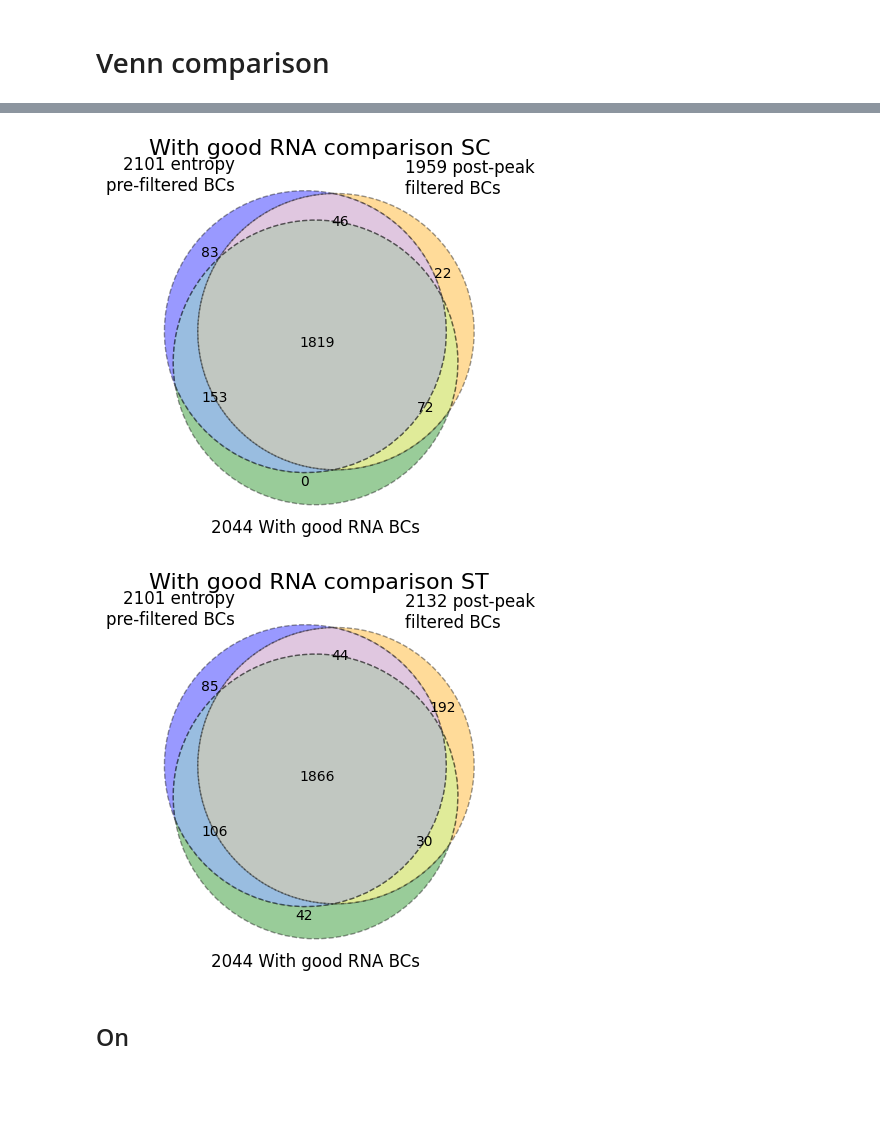
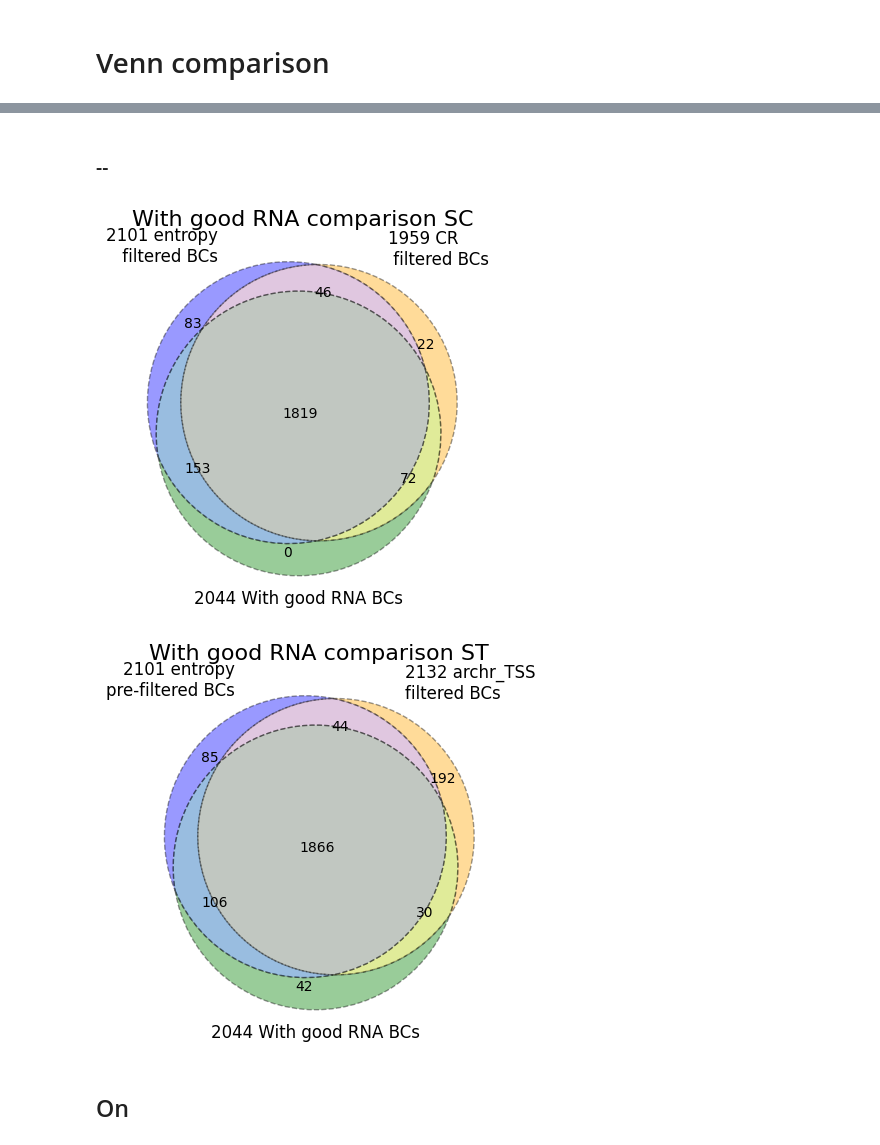
Before and after one commit to streetslab/SADE, a Jupyter notebook: EDA/benchmark_pbmc_f1_compare_cellcalling.ipynb, the cells around one changed output, grey strips where cells are left out. Drawn from its saved outputs; the diff is of its cells as text; code cells hidden in the pictures; blank space fills up the shorter version.

```diff
--- a/EDA/benchmark_pbmc_f1_compare_cellcalling.ipynb
+++ b/EDA/benchmark_pbmc_f1_compare_cellcalling.ipynb
@@ -34,0 +51,4 @@ union_cell_info.head(2)
+# %%
+_total_frag_per_bc = frag.groupby('atac_bc').size().to_frame()
+_total_frag_per_bc.columns = ['total_fragments']
+_total_frag_per_bc.head()
@@ -67,0 +151,22 @@ no_RNA_no_enoughFrag_sub.groupby(['atac_pass_archr_TSS', 'atac_pass_entropy']).s
+# %%
+total_frag_per_bc = _total_frag_per_bc.copy()
+col_list = [     'enough_frag_in_peaks_for_gene_activity']
+
+for col in col_list:
+    total_frag_per_bc[col] = total_frag_per_bc.index.map(union_cell_info[col])
+
+
+col_list = ['atac_pass_entropy', 'atac_pass_CR', 'atac_pass_archr_TSS', ]
+for col in col_list:
+    total_frag_per_bc[col] = total_frag_per_bc.index.map(union_cell_info[col])
+    total_frag_per_bc[col] = total_frag_per_bc[col].fillna(False)
+
+
+col_list = [            '_2set_identified_by_atac_SC', '_2set_identified_by_atac_ST',]
+for col in col_list:
+    total_frag_per_bc[col] = total_frag_per_bc.index.map(union_cell_info[col])
+    total_frag_per_bc[col] = total_frag_per_bc[col].fillna('none')
+
+col_list = ['Entropy', 'DNA_debris']
+for col in col_list:
+    total_frag_per_bc[col] = total_frag_per_bc.index.map(entropy_df.set_index('atac_bc')[col])
@@ -67,0 +237,4 @@ no_RNA_no_enoughFrag_sub.groupby(['atac_pass_archr_TSS', 'atac_pass_entropy']).s
+# %%
+rna_info_file = os.path.join(Union_cell_subdir, 'Union_3set_rna_info.tsv')
+union_cell_rna_info = pd.read_csv(rna_info_file, sep='\t', index_col=1)
+union_cell_rna_info.head(2)
@@ -67,0 +246,4 @@ no_RNA_no_enoughFrag_sub.groupby(['atac_pass_archr_TSS', 'atac_pass_entropy']).s
+# %%
+col_list = ['total_RNA_UMI', 'total_RNA_UMI_log', 'n_genes_by_RNA_counts', 'N_MT_counts', 'MT%']
+for col in col_list:
+    union_cell_info[col] = union_cell_info.index.map(union_cell_rna_info[col])
@@ -68,25 +339,27 @@ no_RNA_no_enoughFrag_sub.groupby(['atac_pass_archr_TSS', 'atac_pass_entropy']).s
+# %% [markdown]
+### --
 # %%
 
 venn_sets = (
     set(union_cell_info.loc[union_cell_info['atac_pass_entropy']].index),
     set(union_cell_info.loc[union_cell_info['atac_pass_CR']].index),
     set(union_cell_info.loc[union_cell_info['rna_pass_CR']].index)
 )
 fixed_sizes = (0.2, 0.2, 0.15, 0.3, 0.2, 0.1, 2)
 
 # alg = cost_based.LayoutAlgorithm(cost_fn=cost_based.pairwise_cost)
-vennfig = venn3(venn_sets, set_labels = (f'{len(venn_sets[0])} entropy\npre-filtered BCs',f'{len(venn_sets[1])} post-peak \nfiltered BCs', f'{len(venn_sets[2])} With good RNA BCs'),
+vennfig = venn3(venn_sets, set_labels = (f'{len(venn_sets[0])} entropy\n filtered BCs',f'{len(venn_sets[1])} CR \n filtered BCs', f'{len(venn_sets[2])} With good RNA BCs'),
                 layout_algorithm=DefaultLayoutAlgorithm(fixed_subset_sizes=fixed_sizes),
                 set_colors = ( 'blue', 'orange', 'green'))
 for id in ['100', '010', '001', '110', '101', '011', '111']:
     vennfig.get_patch_by_id(id).set_edgecolor('black')
     vennfig.get_patch_by_id(id).set_linestyle('dashed')
 
 
 plt.title('With good RNA comparison SC', fontsize=16)
 plt.show()
 # %% [output]
-[figure, old version]
+[figure, new version]
 # %%
 
 venn_sets = (
@@ -97,7 +370,7 @@ venn_sets = (
 fixed_sizes = (0.2, 0.2, 0.15, 0.3, 0.2, 0.1, 2)
 
 # alg = cost_based.LayoutAlgorithm(cost_fn=cost_based.pairwise_cost)
-vennfig = venn3(venn_sets, set_labels = (f'{len(venn_sets[0])} entropy\npre-filtered BCs',f'{len(venn_sets[1])} post-peak \nfiltered BCs', f'{len(venn_sets[2])} With good RNA BCs'),
+vennfig = venn3(venn_sets, set_labels = (f'{len(venn_sets[0])} entropy\npre-filtered BCs',f'{len(venn_sets[1])} archr_TSS \nfiltered BCs', f'{len(venn_sets[2])} With good RNA BCs'),
                 layout_algorithm=DefaultLayoutAlgorithm(fixed_subset_sizes=fixed_sizes),
                 set_colors = ( 'blue', 'orange', 'green'))
 for id in ['100', '010', '001', '110', '101', '011', '111']:
@@ -108,7 +381,7 @@ for id in ['100', '010', '001', '110', '101', '011', '111']:
 plt.title('With good RNA comparison ST', fontsize=16)
 plt.show()
 # %% [output]
-[figure, old version]
+[figure, new version]
 # %% [markdown]
 ## On
 # %%
```
Also changed, not shown: parts of 41 cells of this notebook, 23 other files.
